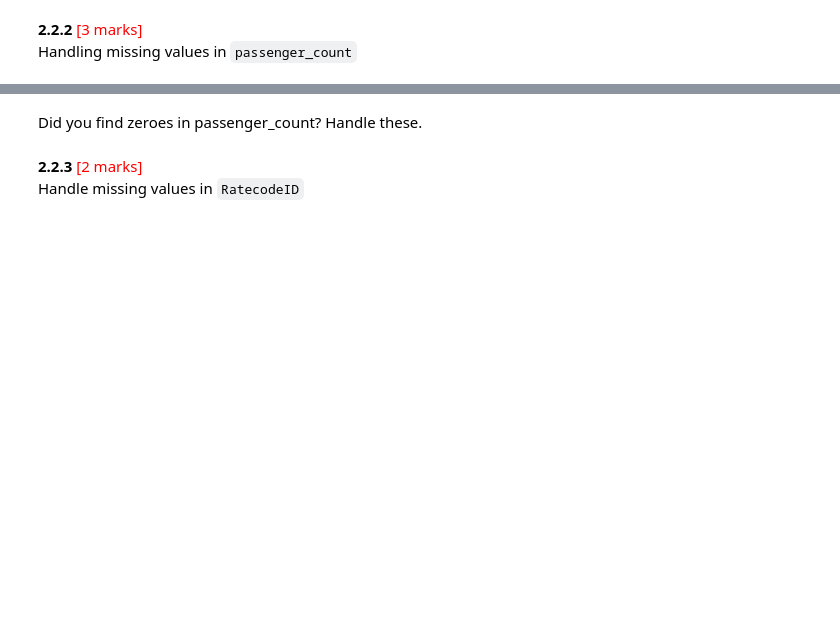
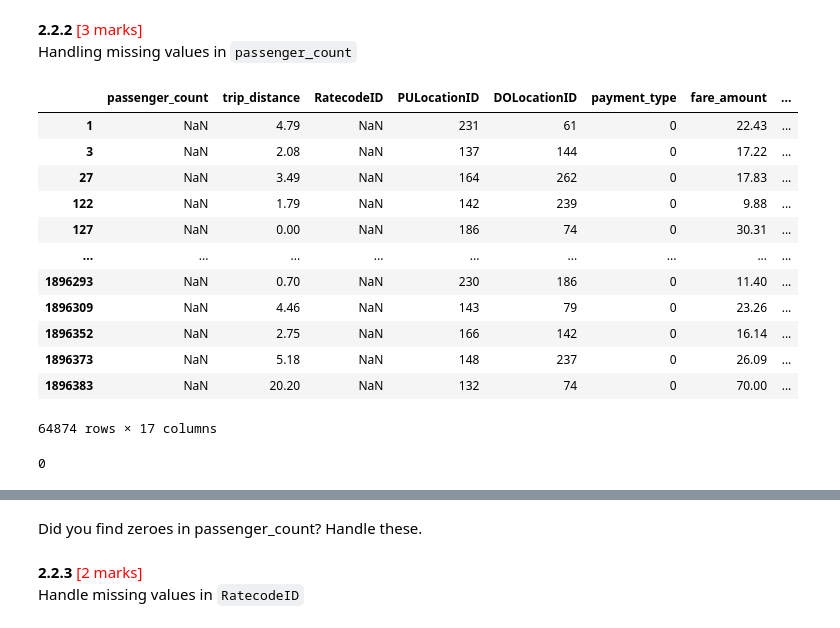
Before and after one commit to SUBHASISHBISWAS/UpGrad, a Jupyter notebook: Code/Courses/C1-SQL and Statistics Essentials/M7-NYC Taxi Records Analysis/SUBHASISH BISWAS/EDA NYC Taxi/EDA_Assg_NYC_Taxi_Starter.ipynb, the cells around one changed output, grey strips where cells are left out. Saved outputs shown, nothing was run; the diff lists cells and outputs as text; code cells hidden in the pictures; blank space fills up the shorter version.

```diff
--- a/Code/Courses/C1-SQL and Statistics Essentials/M7-NYC Taxi Records Analysis/SUBHASISH BISWAS/EDA NYC Taxi/EDA_Assg_NYC_Taxi_Starter.ipynb
+++ b/Code/Courses/C1-SQL and Statistics Essentials/M7-NYC Taxi Records Analysis/SUBHASISH BISWAS/EDA NYC Taxi/EDA_Assg_NYC_Taxi_Starter.ipynb
@@ -259,3 +469,7 @@ Did you notice something different in the `RatecodeID` column for above records?
 Find the proportion of missing values in each column
 # %%
 # Find the proportion of missing values in each column
+
+df=pd.read_csv('2_Cleaned_Sampled_NYC_Taxi_Data.csv')
+missing_prop = df.isnull().mean()
+missing_prop
@@ -264,4 +497,26 @@ Find the proportion of missing values in each column
 Handling missing values in `passenger_count`
 # %%
 # Display the rows with null values
-# Impute NaN values in 'passenger_count'
+null_rows = df[df.isnull().any(axis=1)]
+null_rows
+# %% [output]
+|  | passenger_count | trip_distance | RatecodeID | PULocationID | DOLocationID | payment_type | fare_amount | ... |
+| 1 | NaN | 4.79 | NaN | 231 | 61 | 0 | 22.43 | ... |
+| 3 | NaN | 2.08 | NaN | 137 | 144 | 0 | 17.22 | ... |
+| 27 | NaN | 3.49 | NaN | 164 | 262 | 0 | 17.83 | ... |
+| 122 | NaN | 1.79 | NaN | 142 | 239 | 0 | 9.88 | ... |
+| 127 | NaN | 0.00 | NaN | 186 | 74 | 0 | 30.31 | ... |
+| ... | ... | ... | ... | ... | ... | ... | ... | ... |
+| 1896293 | NaN | 0.70 | NaN | 230 | 186 | 0 | 11.40 | ... |
+| 1896309 | NaN | 4.46 | NaN | 143 | 79 | 0 | 23.26 | ... |
+| 1896352 | NaN | 2.75 | NaN | 166 | 142 | 0 | 16.14 | ... |
+| 1896373 | NaN | 5.18 | NaN | 148 | 237 | 0 | 26.09 | ... |
+| 1896383 | NaN | 20.20 | NaN | 132 | 74 | 0 | 70.00 | ... |
+64874 rows × 17 columns
+# %%
+# Impute NaN values in 'passenger_count'
+# Impute NaN values in `passenger_count` with the mean
+df['passenger_count'] = df['passenger_count'].fillna(df['passenger_count'].mean())
+print(df['passenger_count'].isnull().sum())
+# %% [output]
+0
```
Also changed, not shown: parts of 61 cells of this notebook, 1 other file.
